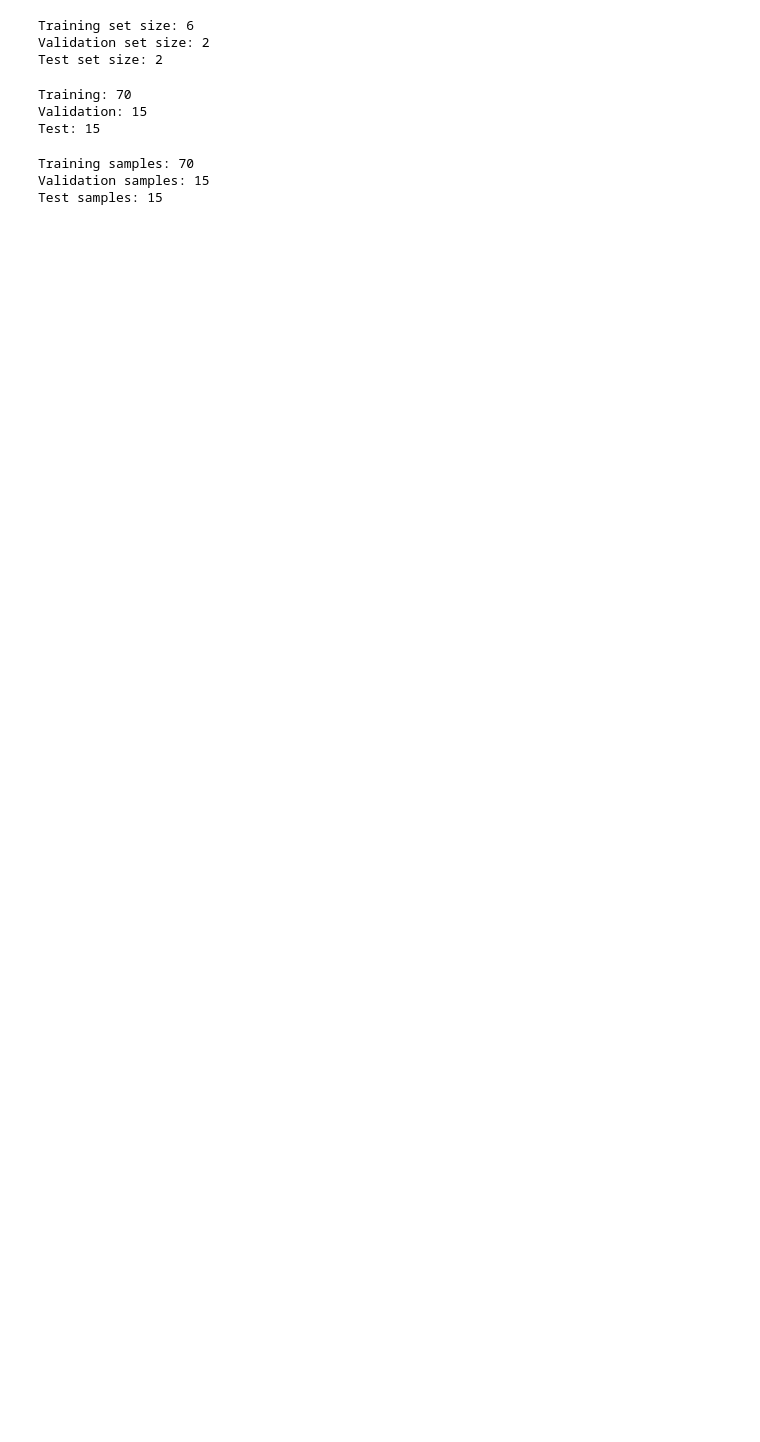
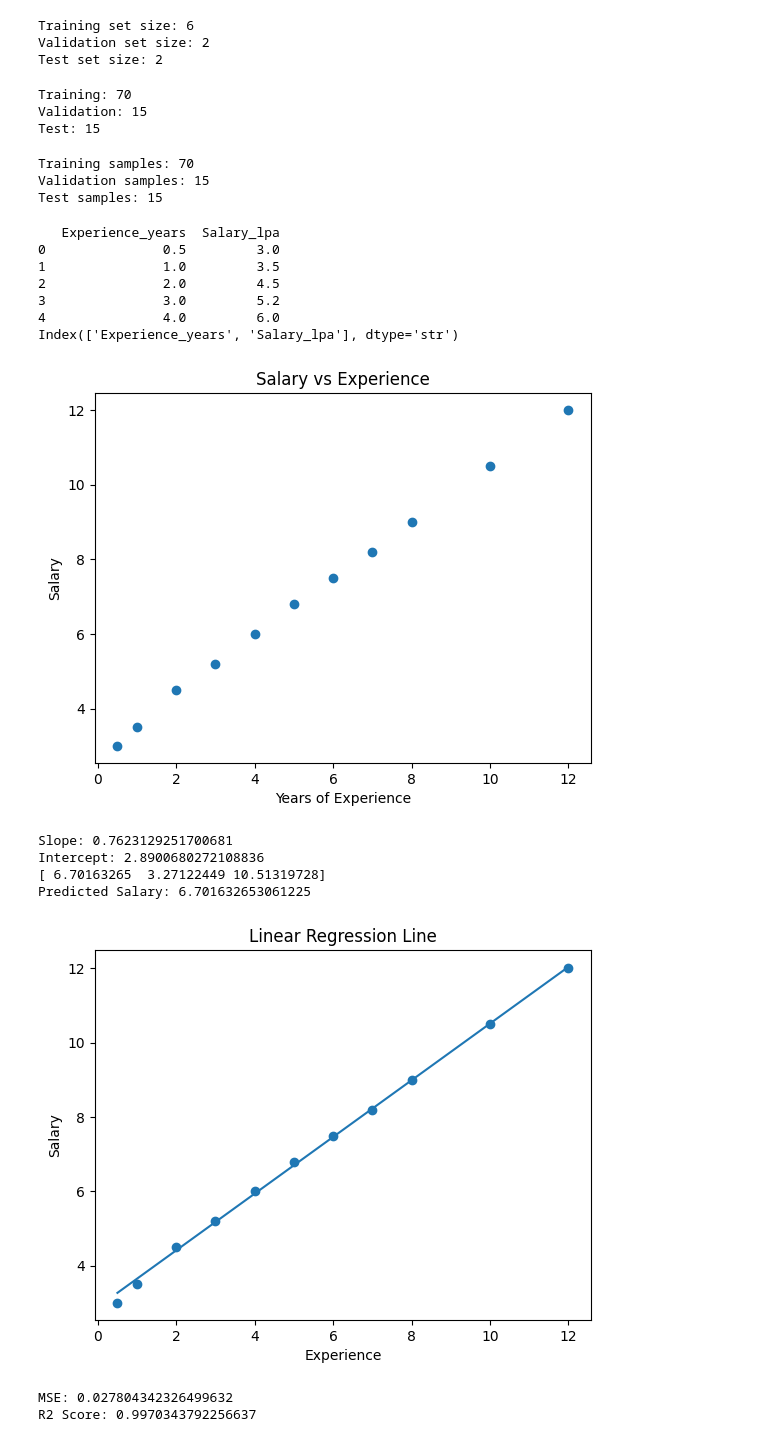
Before and after one commit to Ayan-Khan79/Class_project_Repo, a Jupyter notebook: Machine Learning/ML1.ipynb, the cells around one changed output. Cells and saved outputs as stored; diff of their text form; code cells hidden in the pictures; blank space fills up the shorter version.

Commit message:
Salary Question

```diff
--- a/Machine Learning/ML1.ipynb
+++ b/Machine Learning/ML1.ipynb
@@ -175,0 +266,69 @@ Test samples: 15
+# %%
+import pandas as pd
+import matplotlib.pyplot as plt
+from sklearn.linear_model import LinearRegression
+from sklearn.model_selection import train_test_split
+from sklearn.metrics import mean_squared_error, r2_score
+
+df = pd.read_csv("salary_lpa.csv")   # change filename if needed
+
+print(df.head())
+
+print(df.columns)
+
+X = df[['Experience_years']]
+y = df['Salary_lpa']
+
+plt.scatter(X, y)
+plt.xlabel("Years of Experience")
+plt.ylabel("Salary")
+plt.title("Salary vs Experience")
+plt.show()
+
+X_train, X_test, y_train, y_test = train_test_split(
+    X, y, test_size=0.2, random_state=42
+)
+
+model = LinearRegression()
+model.fit(X_train, y_train)
+
+print("Slope:", model.coef_[0])
+print("Intercept:", model.intercept_)
+
+y_pred = model.predict(X_test)
+print(y_pred)
+
+experience = [[5]]
+predicted_salary = model.predict(experience)
+
+print("Predicted Salary:", predicted_salary[0])
+
+plt.scatter(X, y)
+plt.plot(X, model.predict(X))
+
+plt.xlabel("Experience")
+plt.ylabel("Salary")
+plt.title("Linear Regression Line")
+plt.show()
+
+mse = mean_squared_error(y_test, y_pred)
+r2 = r2_score(y_test, y_pred)
+
+print("MSE:", mse)
+print("R2 Score:", r2)
+# %% [output]
+   Experience_years  Salary_lpa
+0               0.5         3.0
+1               1.0         3.5
+2               2.0         4.5
+3               3.0         5.2
+4               4.0         6.0
+Index(['Experience_years', 'Salary_lpa'], dtype='str')
+[figure, added]
+Slope: 0.7623129251700681
+Intercept: 2.8900680272108836
+[ 6.70163265  3.27122449 10.51319728]
+Predicted Salary: 6.701632653061225
+[figure, added]
+MSE: 0.027804342326499632
+R2 Score: 0.9970343792256637
```
Also changed, not shown: parts of 3 cells of this notebook, 1 other file.
